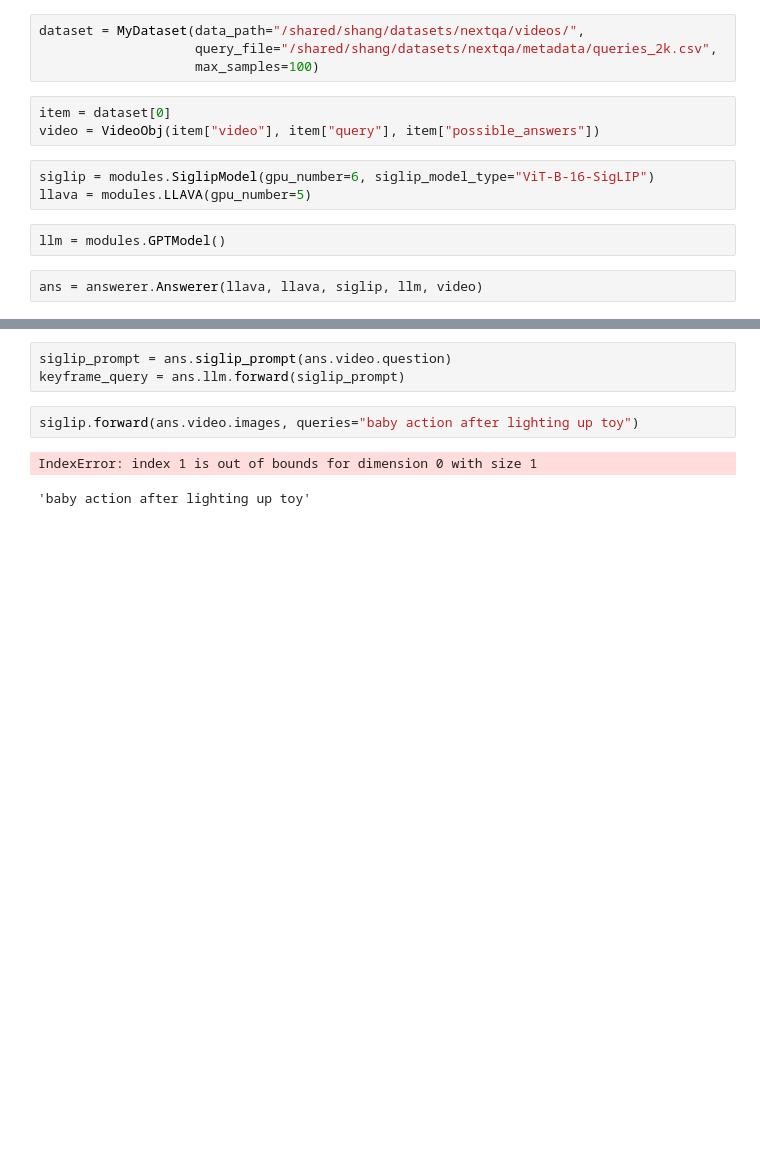
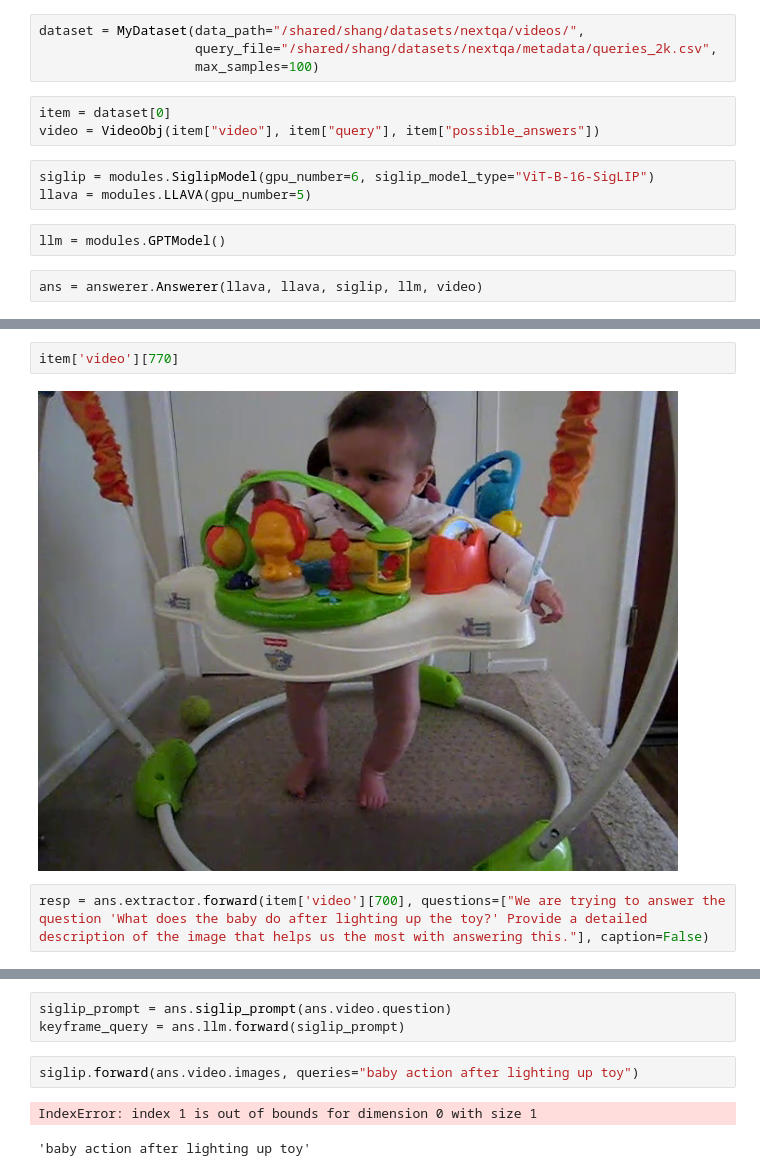
Before and after one commit to chuyishang/vidVQA, a Jupyter notebook: test.ipynb, the cells around one changed output, grey strips where cells are left out. Cells and saved outputs as stored; diff of their text form; blank space fills up the shorter version.

```diff
--- a/test.ipynb
+++ b/test.ipynb
@@ -34,0 +45,6 @@ IndexError: index 1 is out of bounds for dimension 0 with size 1
+# %%
+item['video'][770]
+# %% [output]
+[figure, added]
+# %%
+resp = ans.extractor.forward(item['video'][700], questions=["We are trying to answer the question 'What does the baby do after lighting up the toy?' Provide a detailed description of the image that helps us the most with answering this."], caption=False)
```
Also changed, not shown: parts of 12 cells of this notebook, 8 other files.
